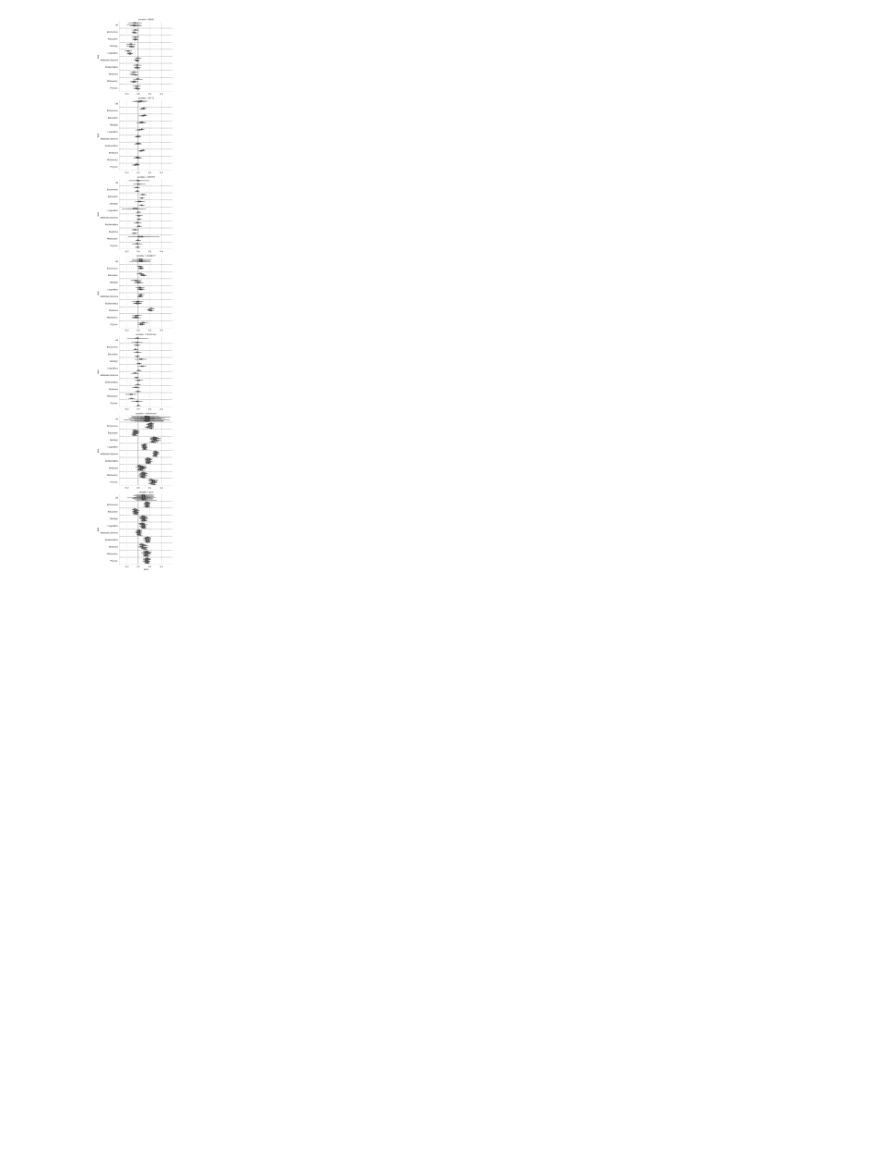
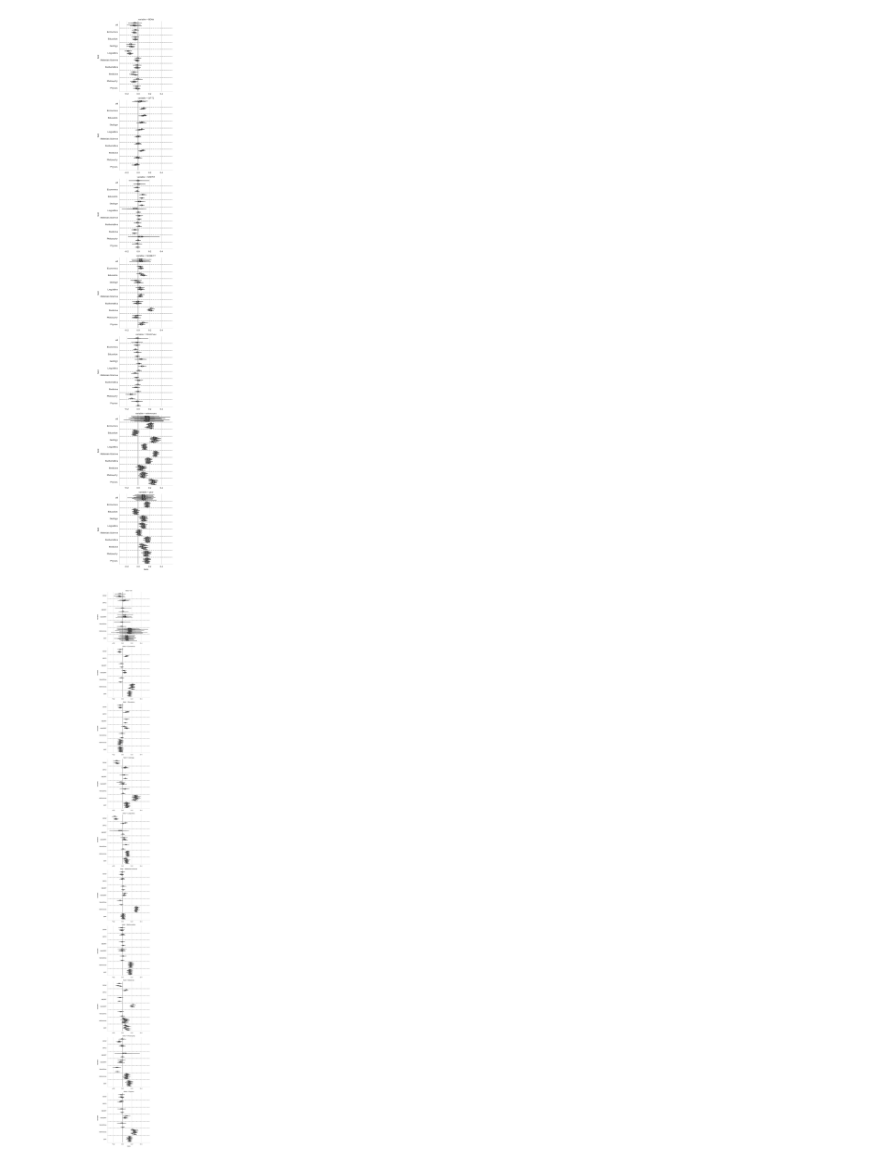
Before and after one commit to nathimel/citesim, a Jupyter notebook: src/notebooks/hierarchical_modeling_analysis.ipynb, the cells around one changed output. Cells and saved outputs as stored; diff of their text form; code cells hidden in the pictures; blank space fills up the shorter version.

Commit message:
Added a plot to hierarchical_modeling_analysis that shows the per-field variables.

```diff
--- a/src/notebooks/hierarchical_modeling_analysis.ipynb
+++ b/src/notebooks/hierarchical_modeling_analysis.ipynb
@@ -626,3 +626,36 @@ for row in fg.axes:
 plt.tight_layout()
 # %% [output]
 [figure]
+# %%
+# Look at how the betas change across fields,
+# including how much variability there is in that
+fg = sns.catplot(
+    data=good_draws.dropna(subset=["beta"]),
+    x="beta",
+    y="variable",
+    row="field",
+    kind="violin",
+    hue="model",
+    legend=None,
+)
+for row in fg.axes:
+    ax = row[0]
+
+    ax.axvline(
+        0,
+        color="k",
+        zorder=-1,
+    )
+    ax.tick_params(labelbottom=True)
+
+    for y_tick in ax.get_yticks()[:-1]:
+        ax.axhline(
+            y_tick + 0.5,
+            color=".5",
+            zorder=-1,
+            linestyle='--',
+        )
+
+plt.tight_layout()
+# %% [output]
+[figure, added]
```
Also changed, not shown: parts of 4 cells of this notebook.
